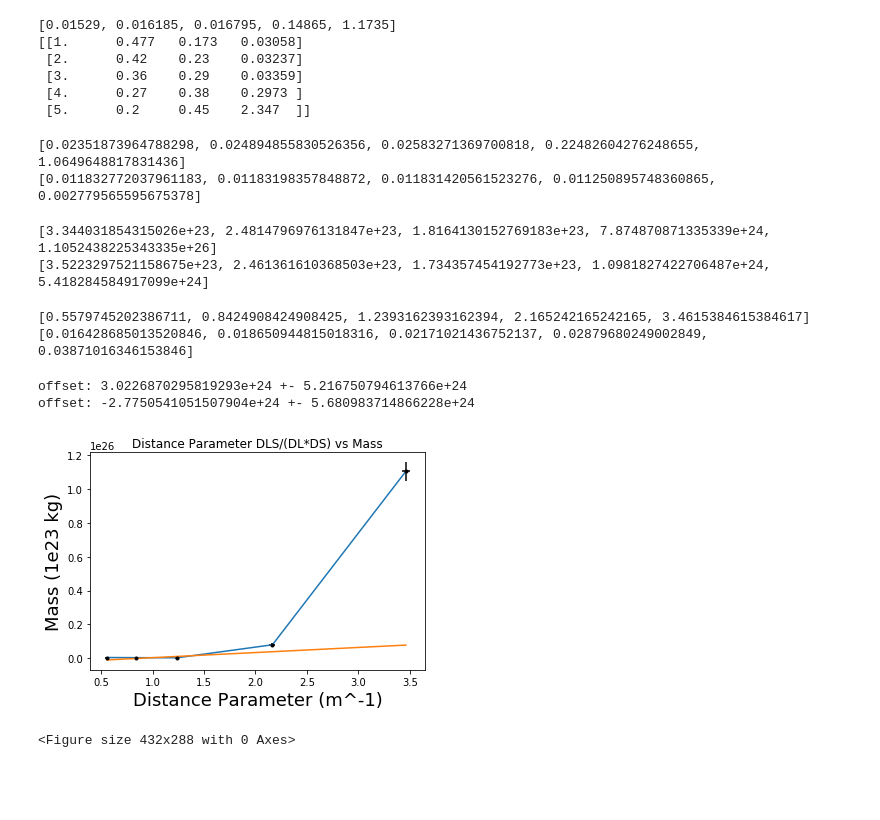
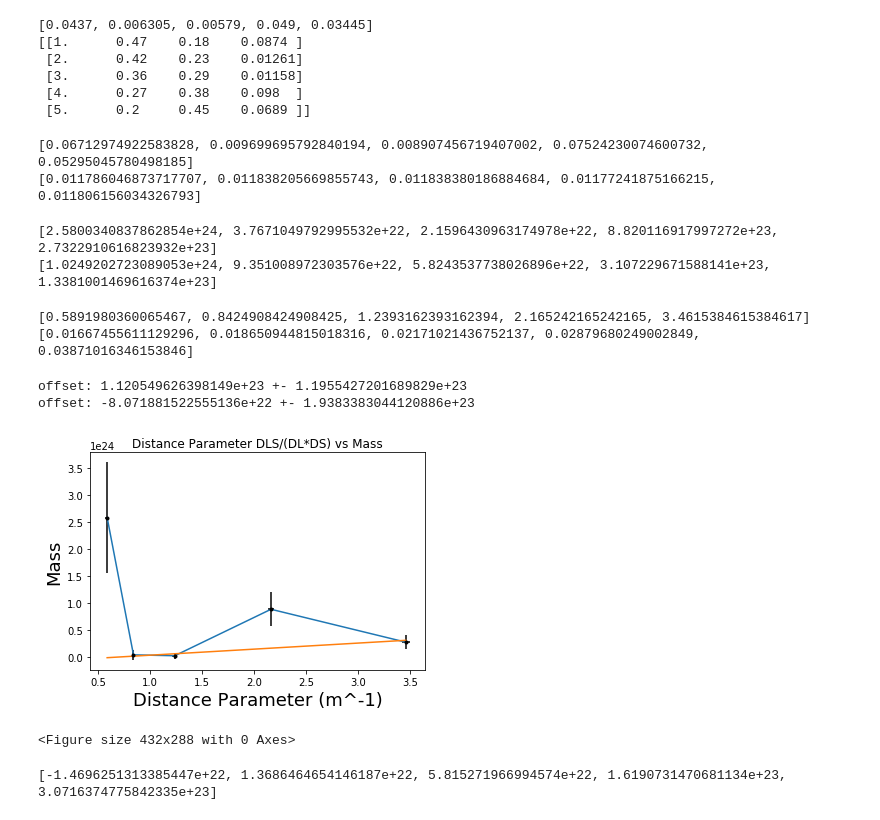
Before and after one commit to udiram/Physics-2P03, a Jupyter notebook: gravitational_lensing/Glensing.ipynb, the cells around one changed output. Saved outputs shown, nothing was run; the diff lists cells and outputs as text; code cells hidden in the pictures; blank space fills up the shorter version.

```diff
--- a/gravitational_lensing/Glensing.ipynb
+++ b/gravitational_lensing/Glensing.ipynb
@@ -8,7 +44,7 @@ import math
 # %%
 # SETTING UP ARRAYS FOR DISTANCE PARAMETERS AND EINSTIEN RADIUS MEASUREMENTS
 
-Array = np.loadtxt('Lens 2 Data.txt', skiprows=1, delimiter=',')
+Array = np.loadtxt('Lens 4 Data.txt', skiprows=1, delimiter=',')
 Trial1 = Array[0]
 Trial2 = Array[1]
 Trial3 = Array[2]
@@ -40,9 +76,9 @@ print(ER)
 
 print(Array)
 # %% [output]
-[0.01529, 0.016185, 0.016795, 0.14865, 1.1735]
-[[1.      0.477   0.173   0.03058]
- [2.      0.42    0.23    0.03237]
- [3.      0.36    0.29    0.03359]
- [4.      0.27    0.38    0.2973 ]
- [5.      0.2     0.45    2.347  ]]
+[0.0437, 0.006305, 0.00579, 0.049, 0.03445]
+[[1.      0.47    0.18    0.0874 ]
+ [2.      0.42    0.23    0.01261]
+ [3.      0.36    0.29    0.01158]
+ [4.      0.27    0.38    0.098  ]
+ [5.      0.2     0.45    0.0689 ]]
@@ -60,19 +85,19 @@ def delF_delDS(DS_error,DS,ER):
 # %%
 # SOLVING FOR THE EINSTIEN ANGLE AND THE UNCERTAINTIES
 
-def angle_func(ER):
-    return math.atan(ER/0.65)
+def angle_func(ER,DS):
+    return math.atan(ER/DS)
 
 EA = []
 for i in range(5):
-    EA.append(angle_func(ER[i]))
+    EA.append(angle_func(ER[i], DL[i]+DLS[i]))
 
 EA_error = []
 for i in range (5):
-    EA_error.append(delF_delER(ER_error,0.65,ER[i])+delF_delDS(DS_error,0.65,ER[i]))
+    EA_error.append(delF_delER(ER_error,DL[i]+DLS[i],ER[i])+delF_delDS(DS_error,DL[i]+DLS[i],ER[i]))
 
 print(EA)
 print(EA_error)
 # %% [output]
-[0.02351873964788298, 0.024894855830526356, 0.02583271369700818, 0.22482604276248655, 1.0649648817831436]
-[0.011832772037961183, 0.01183198357848872, 0.011831420561523276, 0.011250895748360865, 0.002779565595675378]
+[0.06712974922583828, 0.009699695792840194, 0.008907456719407002, 0.07524230074600732, 0.05295045780498185]
+[0.011786046873717707, 0.011838205669855743, 0.011838380186884684, 0.01177241875166215, 0.011806156034326793]
@@ -96,28 +107,29 @@ def delM_delDLS(EA,DS,DL,DLS,G,c):
 c = 3e8
 G = 6.67e-11
 
-def mass_func(c, G, EA, DL, DLS):
-    return (EA**2)*(c**2)*0.65*DL/(4*G*DLS)
+def mass_func(c, G, EA, DL, DLS, DS):
+    return (EA**2)*(c**2)*DS*DL/(4*G*DLS)
 
 mass = []
 for i in range(5):
-    mass.append(mass_func(c, G, EA[i], DL[i], DLS[i]))
+    mass.append(mass_func(c, G, EA[i], DL[i], DLS[i], DL[i]+DLS[i]))
 
 EA_differential = []
+
 DS_differential = []
 DL_differential = []
 DLS_differential = []
 mass_error = []
 
 for i in range(5):
-    EA_differential.append(delM_delEA(EA[i],0.65,DL[i],DLS[i],G,c))
-    DS_differential.append(delM_delDS(EA[i],0.65,DL[i],DLS[i],G,c))
-    DL_differential.append(delM_delDL(EA[i],0.65,DL[i],DLS[i],G,c))
-    DLS_differential.append(delM_delDLS(EA[i],0.65,DL[i],DLS[i],G,c))
+    EA_differential.append(delM_delEA(EA[i],DL[i]+DLS[i],DL[i],DLS[i],G,c))
+    DS_differential.append(delM_delDS(EA[i],DL[i]+DLS[i],DL[i],DLS[i],G,c))
+    DL_differential.append(delM_delDL(EA[i],DL[i]+DLS[i],DL[i],DLS[i],G,c))
+    DLS_differential.append(delM_delDLS(EA[i],DL[i]+DLS[i],DL[i],DLS[i],G,c))
     mass_error.append(EA_differential[i]*EA_error[i]+DS_error*(DS_differential[i]+DL_differential[i]+DLS_differential[i]))
 
 print(mass)
 print(mass_error)
 # %% [output]
-[3.344031854315026e+23, 2.4814796976131847e+23, 1.8164130152769183e+23, 7.874870871335339e+24, 1.1052438225343335e+26]
-[3.5223297521158675e+23, 2.461361610368503e+23, 1.734357454192773e+23, 1.0981827422706487e+24, 5.418284584917099e+24]
+[2.5800340837862854e+24, 3.7671049792995532e+22, 2.1596430963174978e+22, 8.820116917997272e+23, 2.7322910616823932e+23]
+[1.0249202723089053e+24, 9.351008972303576e+22, 5.8243537738026896e+22, 3.107229671588141e+23, 1.3381001469616374e+23]
@@ -138,7 +139,7 @@ def delD_delDS(DLS,DL,DS):
 
 D = []
 for i in range(5):
-    D.append(DLS[i]/(0.65*DL[i]))
+    D.append(DLS[i]/((DL[i]+DLS[i])*DL[i]))
 
 D_error = []
 for i in range(5):
@@ -147,41 +148,54 @@ for i in range(5):
 print(D)
 print(D_error)
 # %% [output]
-[0.5579745202386711, 0.8424908424908425, 1.2393162393162394, 2.165242165242165, 3.4615384615384617]
-[0.016428685013520846, 0.018650944815018316, 0.02171021436752137, 0.02879680249002849, 0.03871016346153846]
+[0.5891980360065467, 0.8424908424908425, 1.2393162393162394, 2.165242165242165, 3.4615384615384617]
+[0.01667455611129296, 0.018650944815018316, 0.02171021436752137, 0.02879680249002849, 0.03871016346153846]
 # %%
 plt.plot(D, mass)
 plt.errorbar(D, mass, mass_error, D_error, fmt='k.')
 
 def func(x,m,b):
     return m*x+b
 
 initialguess = [1e24,-1e23]
 
 fit, covariance = optimize.curve_fit(
         func,
         D,
         mass,
         initialguess,
         mass_error)
 
 print("offset:",fit[0],"+-",np.sqrt(covariance[0][0]))
 print("offset:",fit[1],"+-",np.sqrt(covariance[1][1]))
 
 Dfit=np.linspace(min(D), max(D), 100)
 func_plot=func(Dfit,*fit)
 
 plt.plot(Dfit, func_plot)
 
 plt.title('Distance Parameter DLS/(DL*DS) vs Mass')
 plt.xlabel('Distance Parameter (m^-1)',fontsize = 18)
-plt.ylabel('Mass (1e23 kg)',fontsize = 18)
+plt.ylabel('Mass',fontsize = 18)
 
 plt.show()
 plt.savefig("./",dpi=300)
 plt.clf()
 # %% [output]
-offset: 3.0226870295819293e+24 +- 5.216750794613766e+24
-offset: -2.7750541051507904e+24 +- 5.680983714866228e+24
+offset: 1.120549626398149e+23 +- 1.1955427201689829e+23
+offset: -8.071881522555136e+22 +- 1.9383383044120886e+23
-[figure, old version]
+[figure, new version]
 <Figure size 432x288 with 0 Axes>
+# %%
+# EVALUATE THE THE POINTS ALONG BESTFIT LINE AT OUR DATA POINTS
+
+def trendline_fit(m,x,b):
+    return m*x+b
+
+trendline = []
+for i in range(5):
+    trendline.append(trendline_fit(fit[0],D[i],fit[1]))
+
+print(trendline)
+# %% [output]
+[-1.4696251313385447e+22, 1.3686464654146187e+22, 5.815271966994574e+22, 1.6190731470681134e+23, 3.0716374775842335e+23]
```
Also changed, not shown: parts of 7 cells of this notebook.
